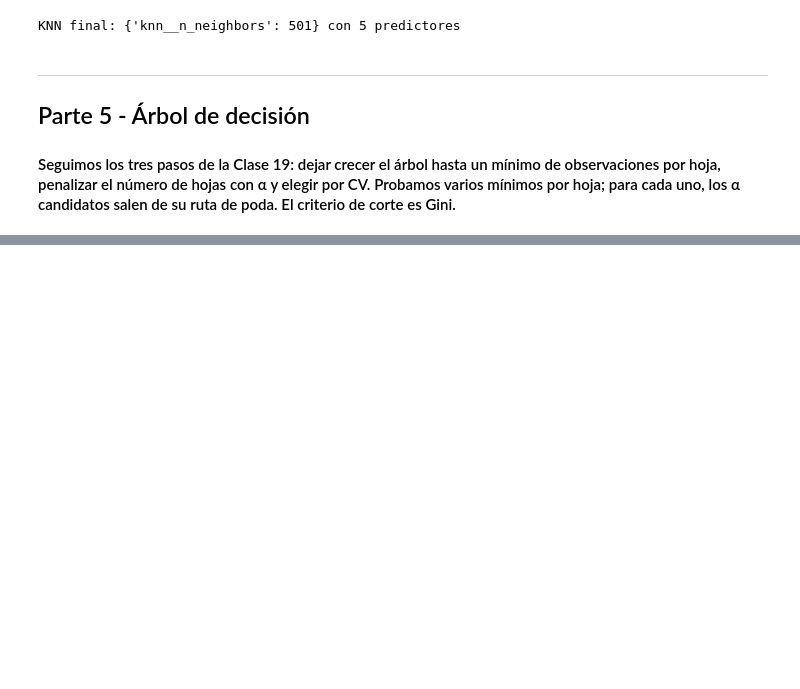
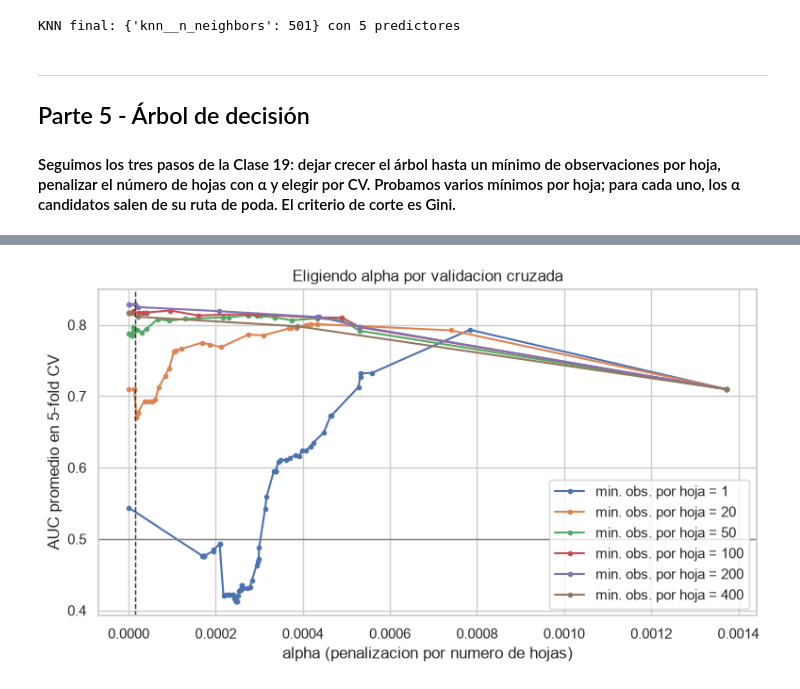
Before and after one commit to Ando0611/Proyecto_ML, a Jupyter notebook: Proyecto.ipynb, the cells around one changed output, grey strips where cells are left out. Drawn from its saved outputs; the diff is of its cells as text; code cells hidden in the pictures; blank space fills up the shorter version.

```diff
--- a/Proyecto.ipynb
+++ b/Proyecto.ipynb
@@ -425,3 +425,25 @@ KNN final: {'knn__n_neighbors': 501} con 5 predictores
 ## Parte 5 - Árbol de decisión
 
 #### Seguimos los tres pasos de la Clase 19: dejar crecer el árbol hasta un mínimo de observaciones por hoja, penalizar el número de hojas con α y elegir por CV. Probamos varios mínimos por hoja; para cada uno, los α candidatos salen de su ruta de poda. El criterio de corte es Gini.
+# %%
+# Arbol: para cada minimo de observaciones por hoja, la ruta de poda nos da los alphas candidatos
+rejilla_arbol = []
+for m in [1, 20, 50, 100, 200, 400]:
+    base = DecisionTreeClassifier(criterion="gini", min_samples_leaf=m, random_state=SEED)
+    ruta = base.cost_complexity_pruning_path(X_train, y_train)
+    alphas = np.unique(ruta.ccp_alphas)[:-1]   # el ultimo alpha deja solo la raiz
+    rejilla_arbol.append({"min_samples_leaf": [m], "ccp_alpha": list(alphas)})
+
+arbol = GridSearchCV(DecisionTreeClassifier(criterion="gini", random_state=SEED),
+                     rejilla_arbol, cv=cv, scoring="roc_auc", n_jobs=-1)
+arbol.fit(X_train, y_train)
+
+mejor_arbol = arbol.best_estimator_
+print("Mejores hiperparametros:", arbol.best_params_)
+print(f"AUC CV = {arbol.best_score_:.4f}")
+print(f"Hojas = {mejor_arbol.get_n_leaves()}, profundidad = {mejor_arbol.get_depth()}")
+
+sin_podar = DecisionTreeClassifier(random_state=SEED).fit(X_train, y_train)
+print(f"\nArbol sin podar: {sin_podar.get_n_leaves()} hojas, profundidad {sin_podar.get_depth()}")
+print(f"AUC CV del arbol sin podar: "
+      f"{cross_val_score(sin_podar, X_train, y_train, cv=cv, scoring='roc_auc').mean():.4f}")
@@ -427,0 +457,17 @@ KNN final: {'knn__n_neighbors': 501} con 5 predictores
+# %%
+# AUC de CV como funcion de alpha, una curva por cada minimo de observaciones por hoja
+res_arbol = pd.DataFrame(arbol.cv_results_)
+plt.figure(figsize=(9, 4.5))
+for m, grupo in res_arbol.groupby("param_min_samples_leaf"):
+    grupo = grupo.sort_values("param_ccp_alpha")
+    plt.plot(grupo["param_ccp_alpha"].astype(float), grupo["mean_test_score"],
+             marker=".", label=f"min. obs. por hoja = {m}")
+plt.axvline(arbol.best_params_["ccp_alpha"], color="#333333", ls="--", lw=1)
+plt.axhline(0.5, color="gray", lw=1)
+plt.xlabel("alpha (penalizacion por numero de hojas)")
+plt.ylabel("AUC promedio en 5-fold CV")
+plt.title("Eligiendo alpha por validacion cruzada")
+plt.legend()
+plt.show()
+# %% [output]
+[figure, added]
```
Also changed, not shown: parts of 21 cells of this notebook.
